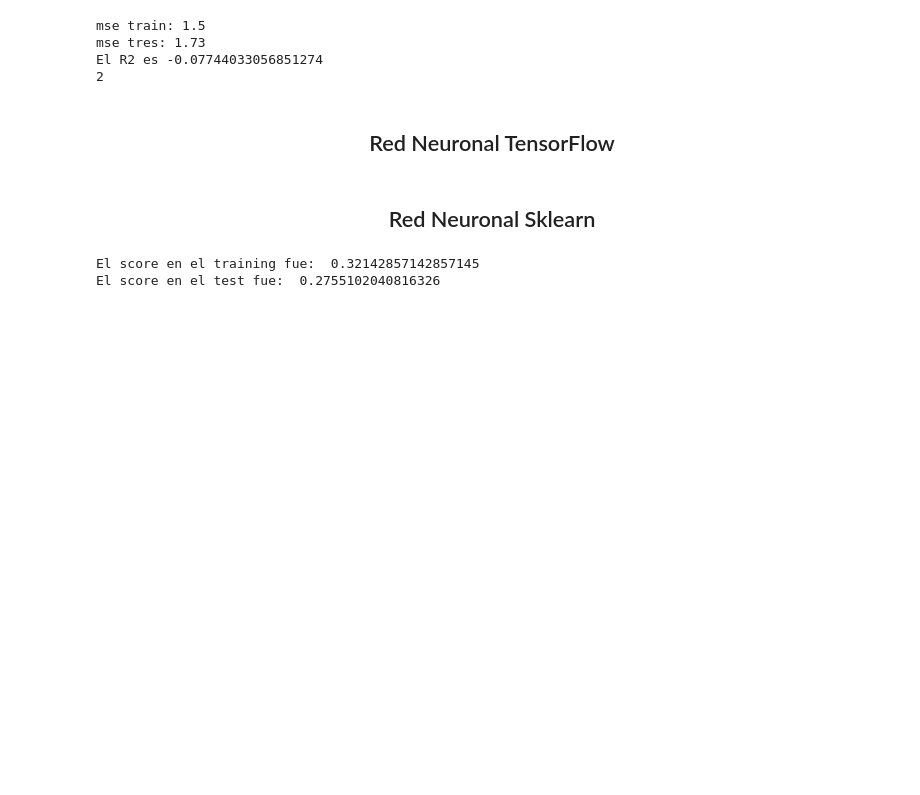
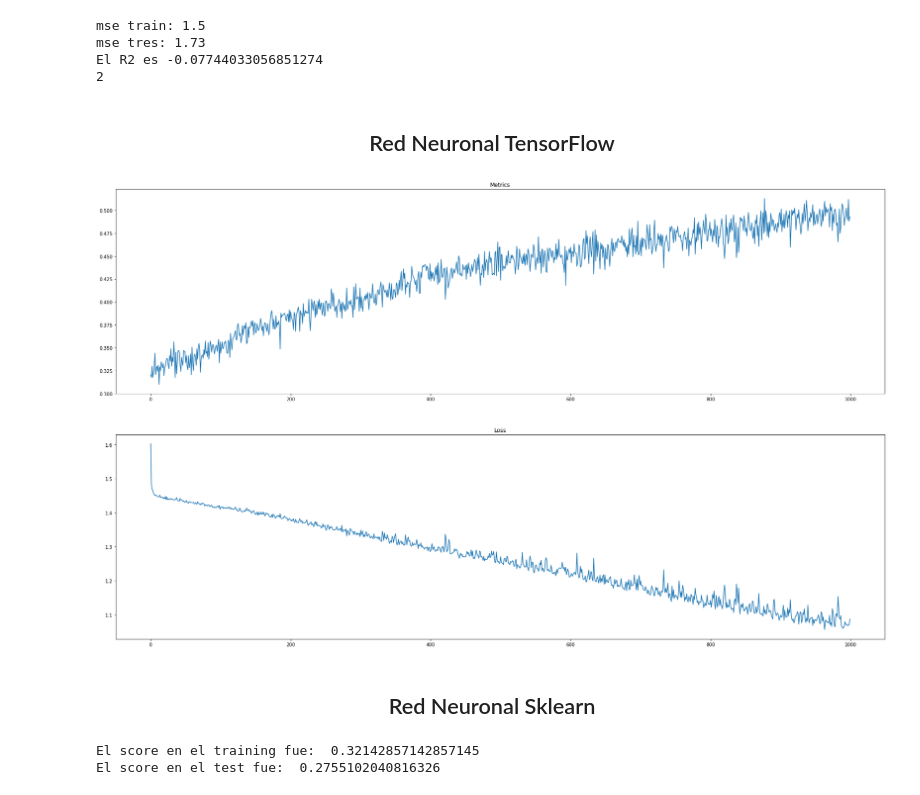
Before and after one commit to DeiviGT1/modelos_prediccion_calificacion, a Jupyter notebook: red_neuronal.ipynb, the cells around one changed output. Saved outputs shown, nothing was run; the diff lists cells and outputs as text; code cells hidden in the pictures; blank space fills up the shorter version.

Commit message:
El mejor modelo hasta el momento con la red de Keras

```diff
--- a/red_neuronal.ipynb
+++ b/red_neuronal.ipynb
@@ -140,7 +140,9 @@ from sklearn.preprocessing import LabelEncoder
 from keras.models import Sequential
 from keras.layers import Dense
 from keras.layers import Softmax
-
+from keras.metrics import CategoricalCrossentropy, Recall
+from keras.losses import SparseCategoricalCrossentropy
+from keras.initializers import RandomNormal
 
 y = np.array(maestro["calif"])
 X = maestro.copy()
@@ -183,20 +185,21 @@ target = df_copy['calif']
 model = Sequential()
 
 # Añadir una capa de entrada con la misma cantidad de neuronas que de características
-model.add(Dense(features.shape[1], input_dim=features.shape[1], activation='relu'))
+model.add(Dense(features.shape[1], input_dim=features.shape[1], activation='relu', kernel_initializer=RandomNormal(stddev=0.01)))
 
 # Añadir una capa oculta con 16 neuronas
 model.add(Dense(16, activation='relu'))
 model.add(Dense(24, activation='relu'))
+model.add(Dense(48, activation='relu'))
+model.add(Dense(96, activation='relu'))
+model.add(Dense(48, activation='relu'))
+model.add(Dense(24, activation='relu'))
 model.add(Dense(16, activation='relu'))
-
-
-
 # Añadir una capa de salida con una sola neurona
 
-model.add(Dense(5, activation='Softmax'))
+model.add(Dense(6, activation='Softmax'))
 # %%
-model.compile(loss='binary_crossentropy',
+model.compile(loss="sparse_categorical_crossentropy",
               optimizer='adam',
-              metrics=CategoricalAccuracy())
+              metrics = "sparse_categorical_accuracy")
 history = model.fit(features, target, epochs=1000, verbose=0)
@@ -212,3 +206,15 @@ plt.xlabel('epoch')
+# %%
+fig, ax = plt.subplots(2, 1)
+fig.set_figwidth(30)
+fig.set_figheight(18)
+
+ax[0].plot(history.history['sparse_categorical_accuracy'])
+ax[0].set_title(("Metrics"))
+ax[1].plot(history.history['loss'])
+ax[1].set_title(("Loss"))
+plt.show()
+# %% [output]
+[figure, added]
 # %% [markdown]
 <h2 style="text-align:center;">Red Neuronal Sklearn</h2>
 # %%
```
Also changed, not shown: parts of 2 cells of this notebook.
